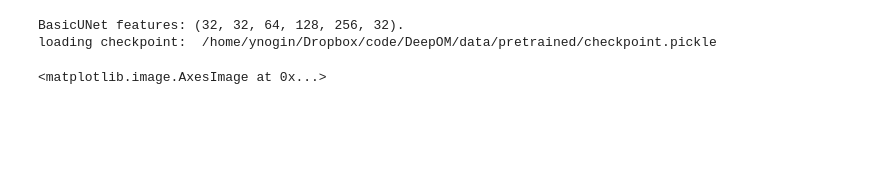
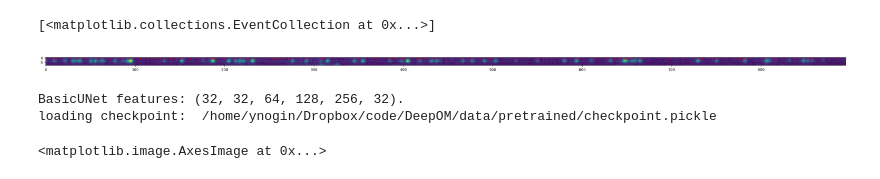
Before and after one commit to yevgenin/DeepOM, a Jupyter notebook: figures/falcon_compare.ipynb, the cells around one changed output. Saved outputs shown, nothing was run; the diff lists cells and outputs as text; code cells hidden in the pictures; blank space fills up the shorter version.

```diff
--- a/figures/falcon_compare.ipynb
+++ b/figures/falcon_compare.ipynb
@@ -35,3 +101,12 @@ AttributeError: 'BNXItem' object has no attribute 'simulated'
+# %%
+# plot bionano image
+plt.figure(figsize=(40, 4))
+plt.imshow(item.alignment_item.qry_item.inference_item.image_input)
+plt.eventplot(item.alignment_item.qry_item.locs, linewidths=2, colors='r')
+# plt.xlim(0, 100)
+# %% [output]
+[<matplotlib.collections.EventCollection at 0x...>]
+[figure, added]
 # %%
 from deepom.falcon_compare import Falcon
 from deepom.localizer import LocalizerModule, default_rng, Config
```
Also changed, not shown: parts of 9 cells of this notebook, 2 other files.
